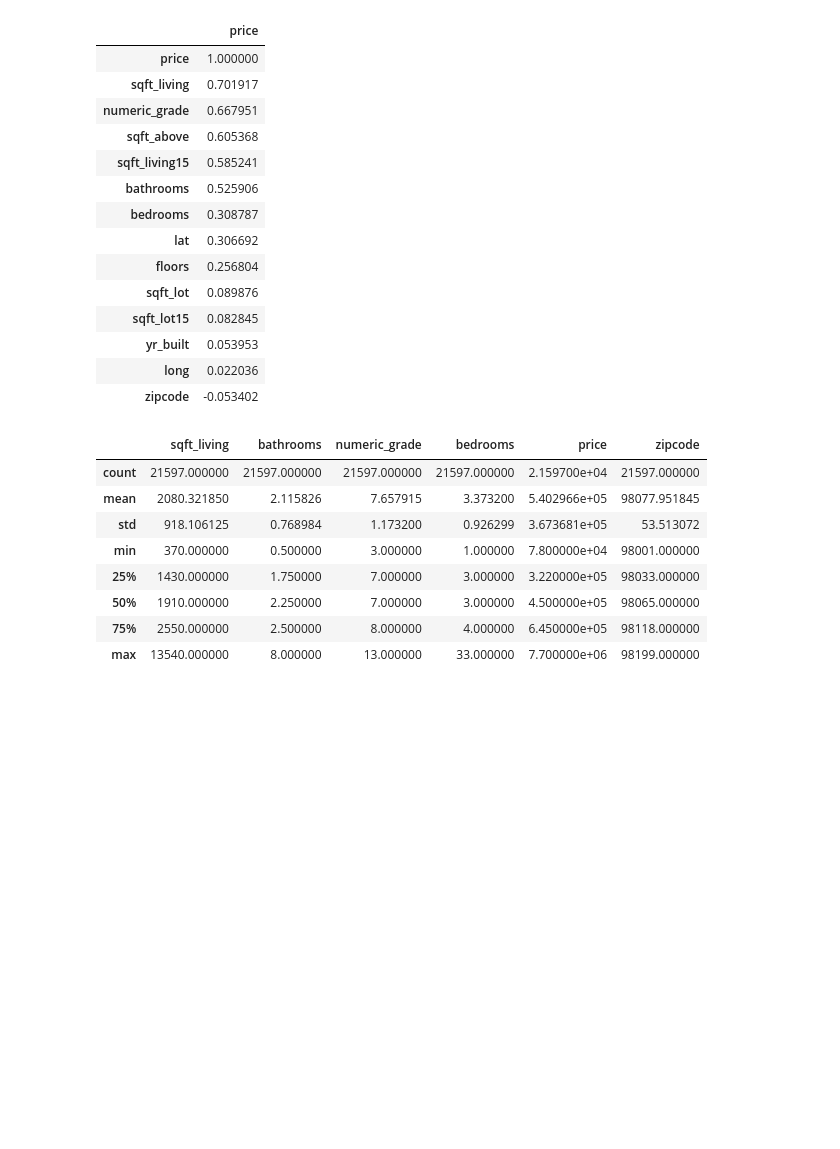
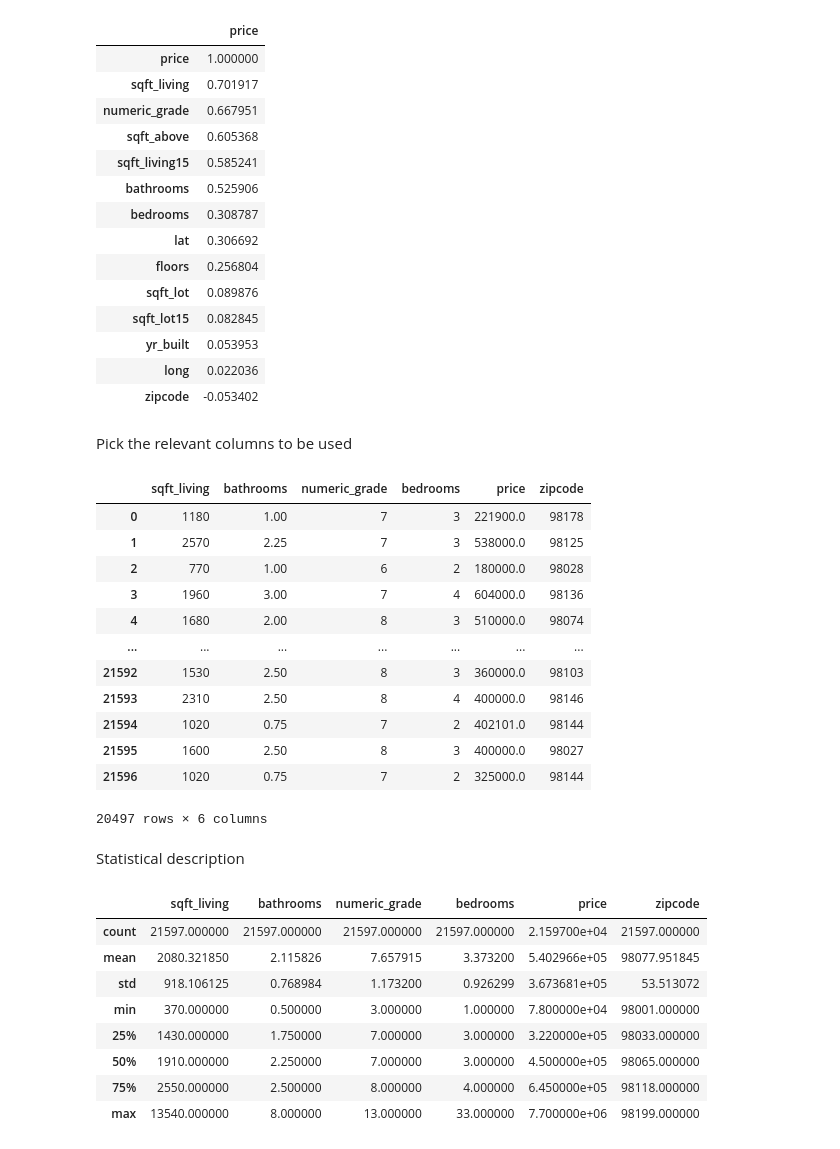
Before and after one commit to swalehmwadime/dsc-phase-2-project-v2-3, a Jupyter notebook: student.ipynb, the cells around one changed output. Saved outputs shown, nothing was run; the diff lists cells and outputs as text; code cells hidden in the pictures; blank space fills up the shorter version.

```diff
--- a/student.ipynb
+++ b/student.ipynb
@@ -262,10 +267,28 @@ pd.DataFrame(data.corr()['price']).sort_values(by='price',ascending=False)
 | yr_built | 0.053953 |
 | long | 0.022036 |
 | zipcode | -0.053402 |
+# %% [markdown]
+Pick the relevant columns to be used
 # %%
-#dropping columns we wont be needing
 relevant_columns=['sqft_living','bathrooms','numeric_grade','bedrooms','price', 'zipcode']
 data=data[relevant_columns]
+data
+# %% [output]
+|  | sqft_living | bathrooms | numeric_grade | bedrooms | price | zipcode |
+| 0 | 1180 | 1.00 | 7 | 3 | 221900.0 | 98178 |
+| 1 | 2570 | 2.25 | 7 | 3 | 538000.0 | 98125 |
+| 2 | 770 | 1.00 | 6 | 2 | 180000.0 | 98028 |
+| 3 | 1960 | 3.00 | 7 | 4 | 604000.0 | 98136 |
+| 4 | 1680 | 2.00 | 8 | 3 | 510000.0 | 98074 |
+| ... | ... | ... | ... | ... | ... | ... |
+| 21592 | 1530 | 2.50 | 8 | 3 | 360000.0 | 98103 |
+| 21593 | 2310 | 2.50 | 8 | 4 | 400000.0 | 98146 |
+| 21594 | 1020 | 0.75 | 7 | 2 | 402101.0 | 98144 |
+| 21595 | 1600 | 2.50 | 8 | 3 | 400000.0 | 98027 |
+| 21596 | 1020 | 0.75 | 7 | 2 | 325000.0 | 98144 |
+20497 rows × 6 columns
+# %% [markdown]
+Statistical description
 # %%
 data.describe()
 # %% [output]
```
Also changed, not shown: parts of 38 cells of this notebook.
